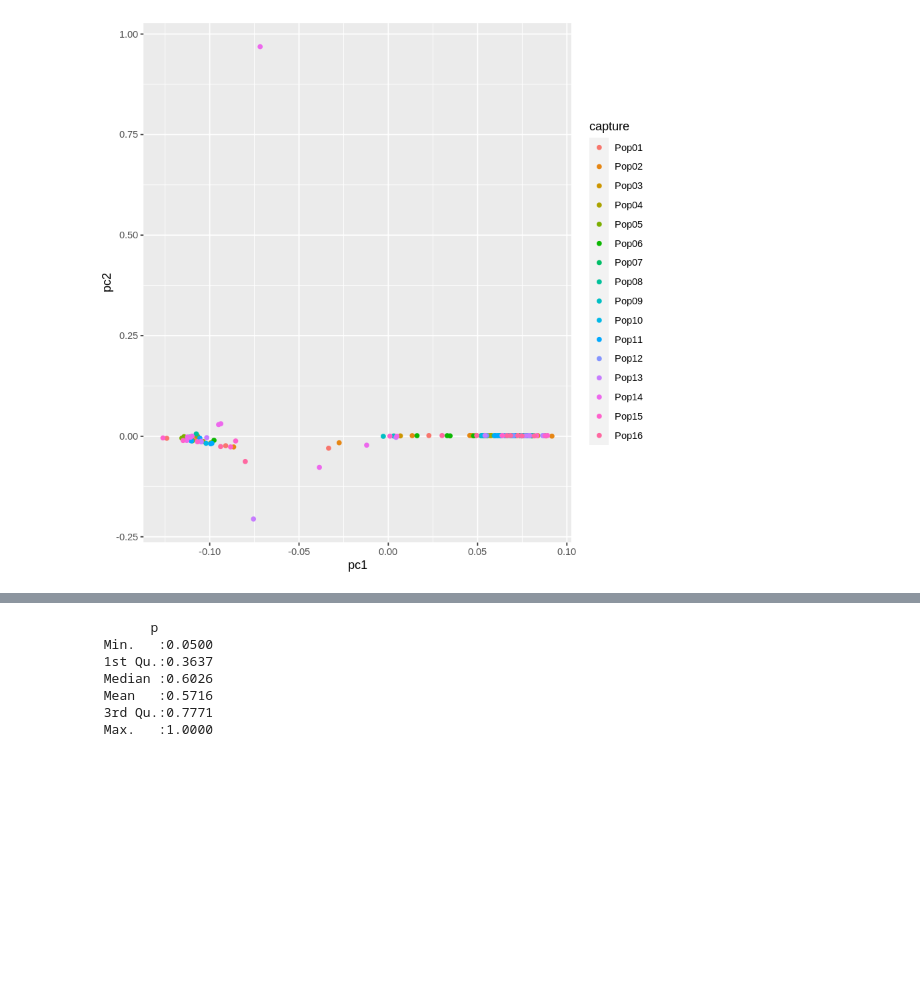
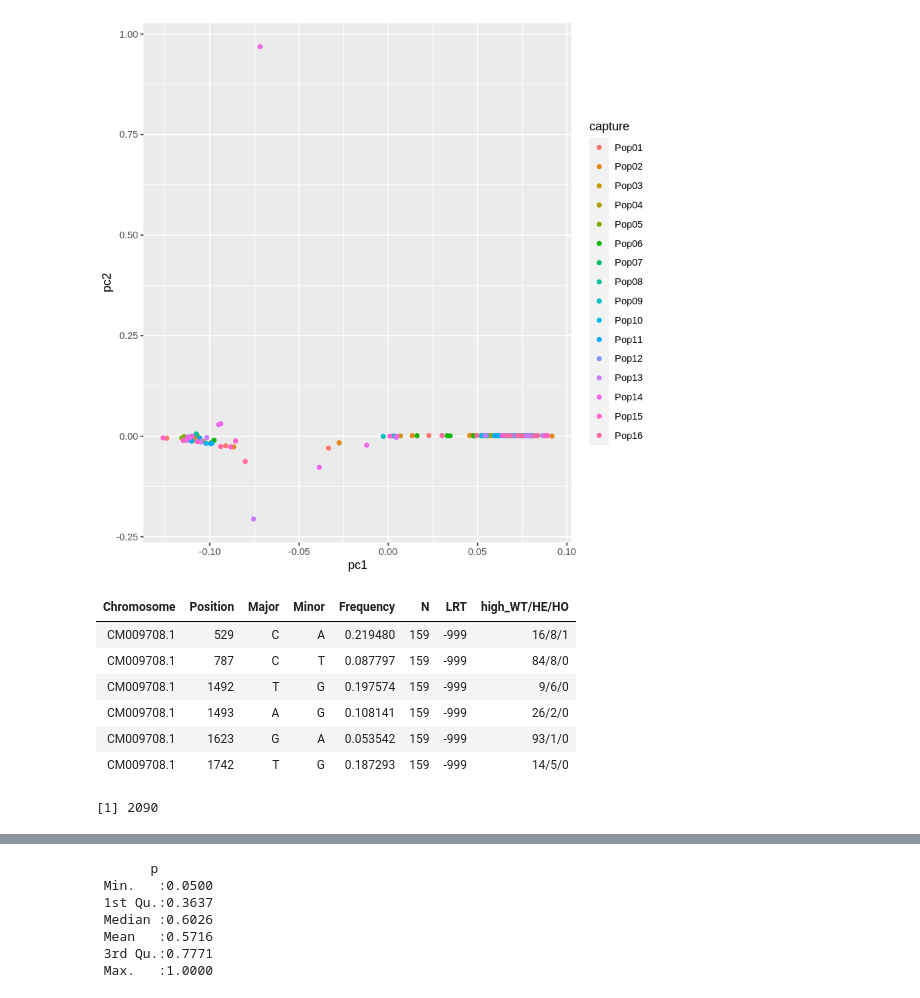
Before and after one commit to katcatalano/ClownfishGWAS, a Jupyter notebook: notebooks/plot_pcangsd_assoc.ipynb, the cells around one changed output, grey strips where cells are left out. Cells and saved outputs as stored; diff of their text form; code cells hidden in the pictures; blank space fills up the shorter version.

```diff
--- a/notebooks/plot_pcangsd_assoc.ipynb
+++ b/notebooks/plot_pcangsd_assoc.ipynb
@@ -195,3 +214,19 @@ ggplot()+
     geom_point(data=pca_phenos, aes(x=pc1, y=pc2, col=capture))
 # %% [output]
 [figure]
+# %%
+#case_control_doAssoc2_pc1-3.lrt0.gz
+test <- fread("/data/katrinac/APPC_sequencing/DNA/trimmed_reads/mapping/genotypes/angsd/case_control_doAssoc2_pc1-3.lrt0.gz")
+head(test)
+# %% [output]
+| Chromosome | Position | Major | Minor | Frequency | N | LRT | high_WT/HE/HO |
+| CM009708.1 | 529 | C | A | 0.219480 | 159 | -999 | 16/8/1 |
+| CM009708.1 | 787 | C | T | 0.087797 | 159 | -999 | 84/8/0 |
+| CM009708.1 | 1492 | T | G | 0.197574 | 159 | -999 | 9/6/0 |
+| CM009708.1 | 1493 | A | G | 0.108141 | 159 | -999 | 26/2/0 |
+| CM009708.1 | 1623 | G | A | 0.053542 | 159 | -999 | 93/1/0 |
+| CM009708.1 | 1742 | T | G | 0.187293 | 159 | -999 | 14/5/0 |
+# %%
+nrow(test[LRT!=-999])
+# %% [output]
+[1] 2090
```
Also changed, not shown: parts of 16 cells of this notebook.
